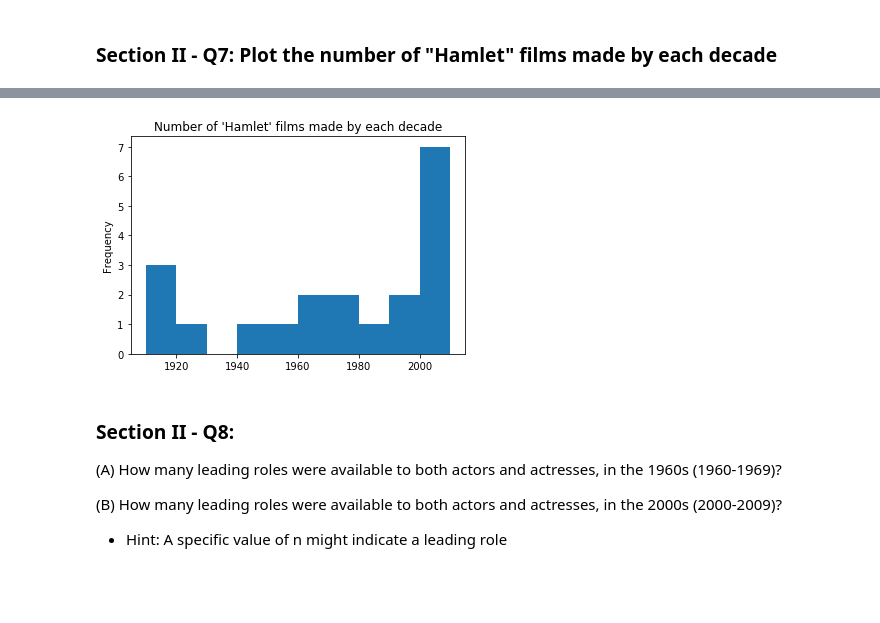
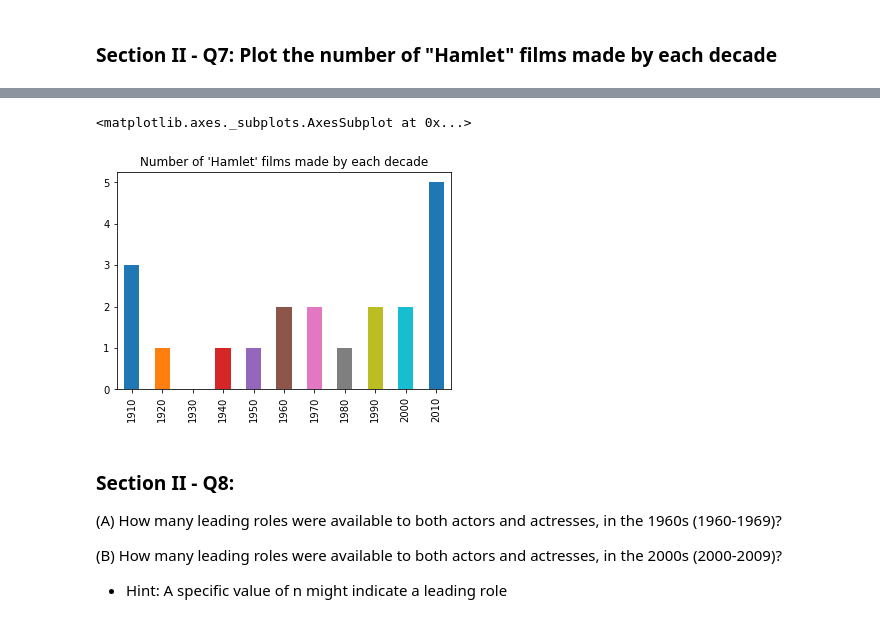
Before and after one commit to diana-md/ML-Bootcamp-Projects, a Jupyter notebook: IMDB_Analysis_with_Pandas/Mini_Project_Data_Wrangling_Pandas.ipynb, the cells around one changed output, grey strips where cells are left out. Drawn from its saved outputs; the diff is of its cells as text; code cells hidden in the pictures; blank space fills up the shorter version.

```diff
--- a/IMDB_Analysis_with_Pandas/Mini_Project_Data_Wrangling_Pandas.ipynb
+++ b/IMDB_Analysis_with_Pandas/Mini_Project_Data_Wrangling_Pandas.ipynb
@@ -17,7 +17,7 @@ pd.__version__
 ## Taking a look at the Movies dataset
 This data shows the movies based on their title and the year of release
 # %%
-movies = pd.read_csv('titles.csv.bz2', compression='bz2')
+movies = pd.read_csv('../titles.csv.bz2', compression='bz2')
 movies.info()
 # %% [output]
 <class 'pandas.core.frame.DataFrame'>
@@ -589,8 +601,13 @@ Text(0,0.5,'Role Importance')
 # %%
-hamlet = movies[movies.title == "Hamlet"]
-hamplet_plt = hamlet.decade.plot(kind = "hist", title = "Number of 'Hamlet' films made by each decade")
+import numpy as np
+hamlet = movies.loc[movies.title == "Hamlet",:].decade.value_counts()
+hamlet.index = pd.to_datetime(hamlet.index, format = "%Y")
+hamlet = hamlet.resample("10Y").mean().fillna(0)
+hamlet.index = hamlet.index.year
+hamlet.plot(kind = "bar",title = "Number of 'Hamlet' films made by each decade")
 # %% [output]
+<matplotlib.axes._subplots.AxesSubplot at 0x...>
-[figure, old version]
+[figure, new version]
 # %% [markdown]
 ### Section II - Q8:
 
```
Also changed, not shown: parts of 16 cells of this notebook.
